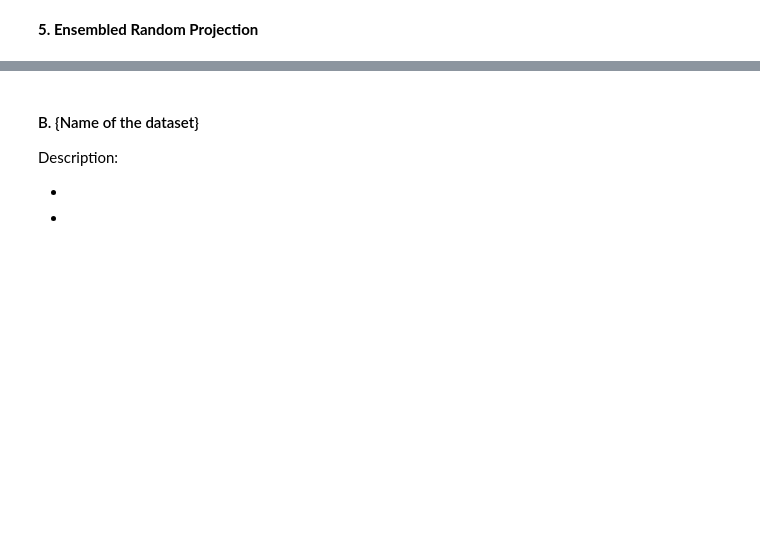
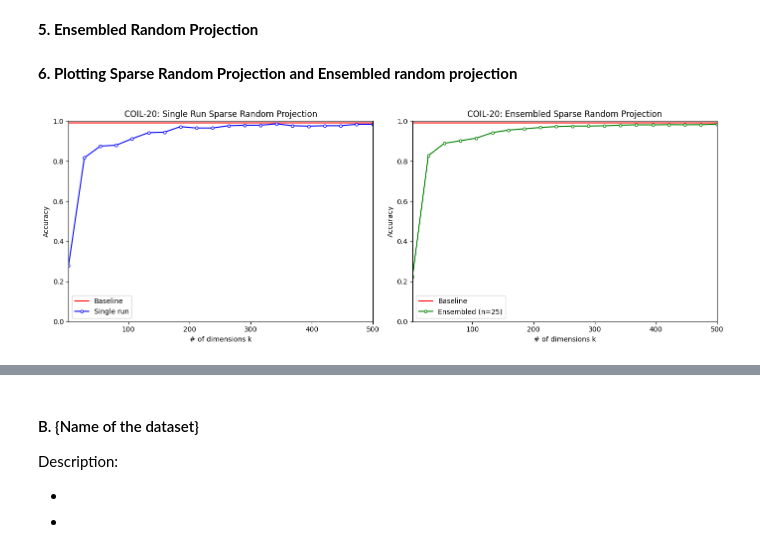
Before and after one commit to Shravani018/ml_2_group1, a Jupyter notebook: Assignment1/Assignment1_ML2_Group1.ipynb, the cells around one changed output, grey strips where cells are left out. Saved outputs shown, nothing was run; the diff lists cells and outputs as text; code cells hidden in the pictures; blank space fills up the shorter version.

```diff
--- a/Assignment1/Assignment1_ML2_Group1.ipynb
+++ b/Assignment1/Assignment1_ML2_Group1.ipynb
@@ -43,2 +106,42 @@ Description:
 # %% [markdown]
 **5. Ensembled Random Projection**
+# %%
+# Applying ensembled sparse random projection over multiple realizations
+n_realizations = 25
+accuracies_coil_ens = np.zeros((n_realizations, len(dims_coil)))
+for j, dim in enumerate(dims_coil):
+    for i in range(n_realizations):
+        sp = SparseRandomProjection(n_components=dim)
+        X_proj = sp.fit_transform(X_coil_train)
+        model = LinearSVC(max_iter=2000)
+        model.fit(X_proj, y_coil_train)
+        test_proj = sp.transform(X_coil_test)
+        accuracies_coil_ens[i, j] = metrics.accuracy_score(y_coil_test, model.predict(test_proj))
+# Averaging across realizations
+avg_accuracies_coil = accuracies_coil_ens.mean(axis=0)
+# %% [markdown]
+**6. Plotting Sparse Random Projection and Ensembled random projection**
+# %%
+# Plotting single run sparse random projection
+fig, axes = plt.subplots(1, 2, figsize=(14, 5))
+axes[0].plot(dims_coil, [baseline_coil] * len(dims_coil), color='r', label='Baseline')
+axes[0].plot(dims_coil, accuracies_coil, color='b', label='Single run',marker='o', markersize=4, markerfacecolor='white', markeredgewidth=1)
+axes[0].set_xlabel('# of dimensions k')
+axes[0].set_ylabel('Accuracy')
+axes[0].set_title('COIL-20: Single Run Sparse Random Projection')
+axes[0].set_xlim([2, 500])
+axes[0].set_ylim([0, 1])
+axes[0].legend()
+# Plotting ensembled sparse random projection
+axes[1].plot(dims_coil, [baseline_coil] * len(dims_coil), color='r', label='Baseline')
+axes[1].plot(dims_coil, avg_accuracies_coil, color='g', label='Ensembled (n=25)',marker='o', markersize=4, markerfacecolor='white', markeredgewidth=1)
+axes[1].set_xlabel('# of dimensions k')
+axes[1].set_ylabel('Accuracy')
+axes[1].set_title('COIL-20: Ensembled Sparse Random Projection')
+axes[1].set_xlim([2, 500])
+axes[1].set_ylim([0, 1])
+axes[1].legend()
+plt.tight_layout()
+plt.show()
+# %% [output]
+[figure, added]
```
Also changed, not shown: parts of 11 cells of this notebook.
